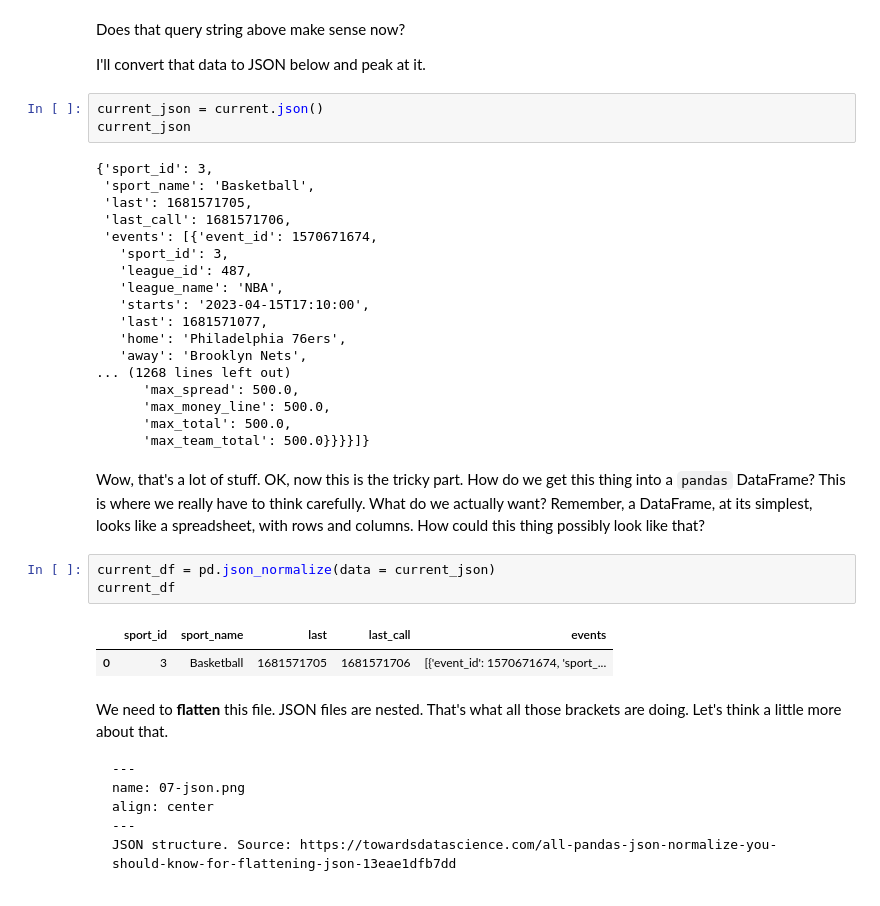
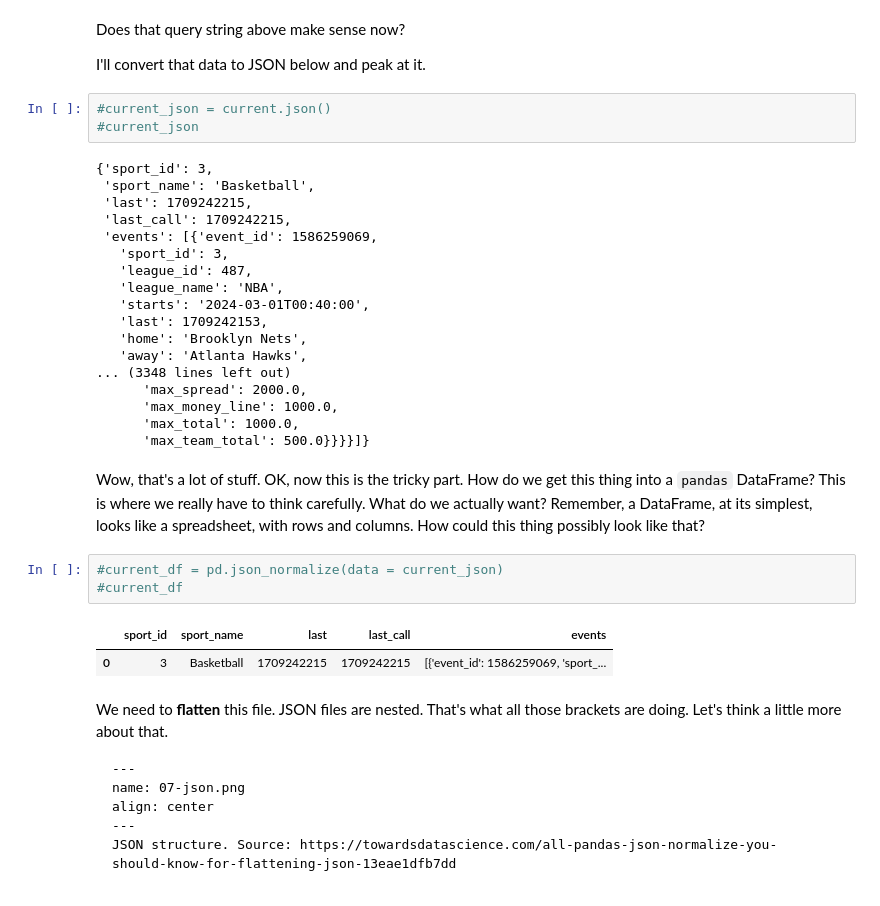
Before and after one commit to aaiken1/fin-data-analysis-text, a Jupyter notebook: _sources/chapters/6_nasdaq_api.ipynb, the cells around one changed output. Cells and saved outputs as stored; diff of their text form.

```diff
--- a/_sources/chapters/6_nasdaq_api.ipynb
+++ b/_sources/chapters/6_nasdaq_api.ipynb
@@ -832,34 +671,34 @@ Does that query string above make sense now?
 
 I'll convert that data to JSON below and peak at it.
 # %%
-current_json = current.json()
-current_json
+#current_json = current.json()
+#current_json
 # %% [output]
 {'sport_id': 3,
  'sport_name': 'Basketball',
- 'last': 1681571705,
- 'last_call': 1681571706,
- 'events': [{'event_id': 1570671674,
+ 'last': 1709242215,
+ 'last_call': 1709242215,
+ 'events': [{'event_id': 1586259069,
    'sport_id': 3,
    'league_id': 487,
    'league_name': 'NBA',
-   'starts': '2023-04-15T17:10:00',
-   'last': 1681571077,
-   'home': 'Philadelphia 76ers',
-   'away': 'Brooklyn Nets',
-... (1268 lines left out)
-      'max_spread': 500.0,
-      'max_money_line': 500.0,
-      'max_total': 500.0,
+   'starts': '2024-03-01T00:40:00',
+   'last': 1709242153,
+   'home': 'Brooklyn Nets',
+   'away': 'Atlanta Hawks',
+... (3348 lines left out)
+      'max_spread': 2000.0,
+      'max_money_line': 1000.0,
+      'max_total': 1000.0,
       'max_team_total': 500.0}}}}]}
 # %% [markdown]
 Wow, that's a lot of stuff. OK, now this is the tricky part. How do we get this thing into a `pandas` DataFrame? This is where we really have to think carefully. What do we actually want? Remember, a DataFrame, at its simplest, looks like a spreadsheet, with rows and columns. How could this thing possibly look like that?
 # %%
-current_df = pd.json_normalize(data = current_json)
-current_df
+#current_df = pd.json_normalize(data = current_json)
+#current_df
 # %% [output]
 |  | sport_id | sport_name | last | last_call | events |
-| 0 | 3 | Basketball | 1681571705 | 1681571706 | [{'event_id': 1570671674, 'sport_... |
+| 0 | 3 | Basketball | 1709242215 | 1709242215 | [{'event_id': 1586259069, 'sport_... |
 # %% [markdown]
 We need to **flatten** this file. JSON files are nested. That's what all those brackets are doing. Let's think a little more about that.
 
```
Also changed, not shown: parts of 45 cells of this notebook, 31 other files.
